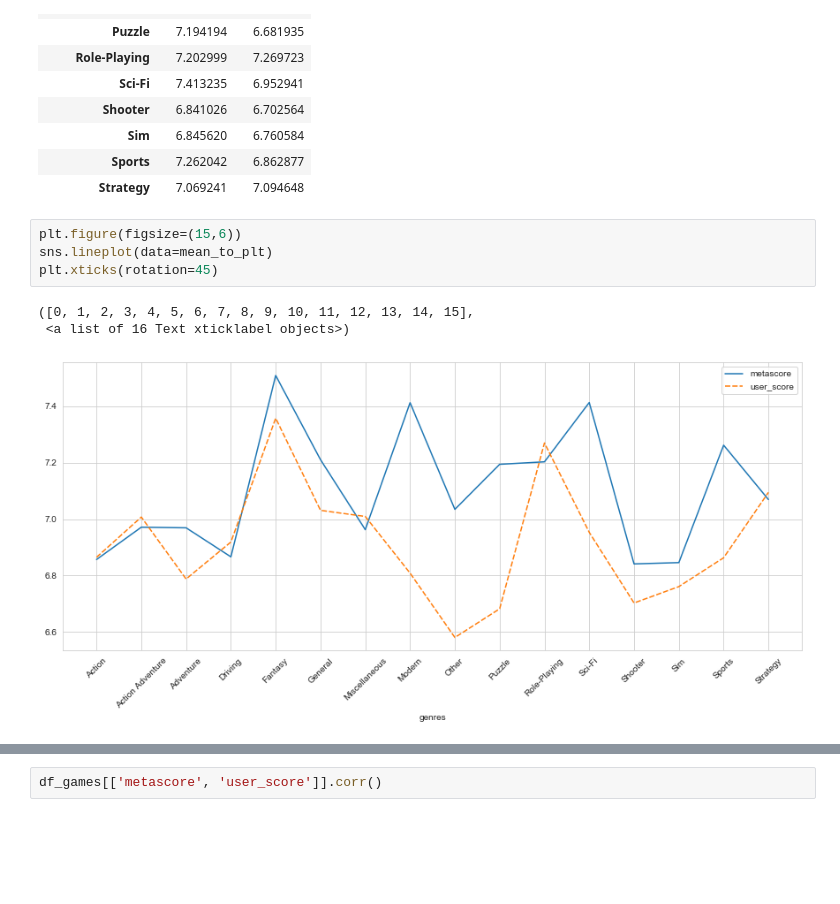
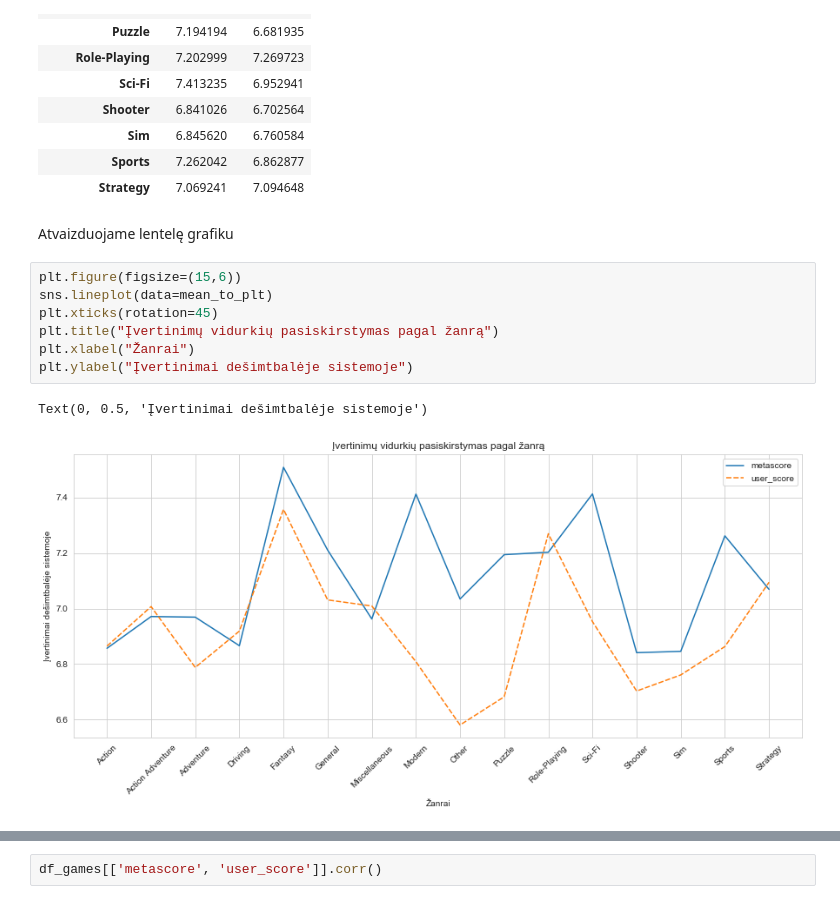
Before and after one commit to radi0imtuvas/Duomenu_analitikos_atsiskaitymas, a Jupyter notebook: Duomenu_analizes_atsiskaitymas.ipynb, the cells around one changed output, grey strips where cells are left out. Cells and saved outputs as stored; diff of their text form; blank space fills up the shorter version.

```diff
--- a/Duomenu_analizes_atsiskaitymas.ipynb
+++ b/Duomenu_analizes_atsiskaitymas.ipynb
@@ -219,11 +245,15 @@ mean_to_plt
 | Sim | 6.845620 | 6.760584 |
 | Sports | 7.262042 | 6.862877 |
 | Strategy | 7.069241 | 7.094648 |
+# %% [markdown]
+Atvaizduojame lentelę grafiku
 # %%
 plt.figure(figsize=(15,6))
 sns.lineplot(data=mean_to_plt)
 plt.xticks(rotation=45)
+plt.title("Įvertinimų vidurkių pasiskirstymas pagal žanrą")
+plt.xlabel("Žanrai")
+plt.ylabel("Įvertinimai dešimtbalėje sistemoje")
 # %% [output]
-([0, 1, 2, 3, 4, 5, 6, 7, 8, 9, 10, 11, 12, 13, 14, 15],
- <a list of 16 Text xticklabel objects>)
+Text(0, 0.5, 'Įvertinimai dešimtbalėje sistemoje')
-[figure, old version]
+[figure, new version]
```
Also changed, not shown: parts of 58 cells of this notebook.
